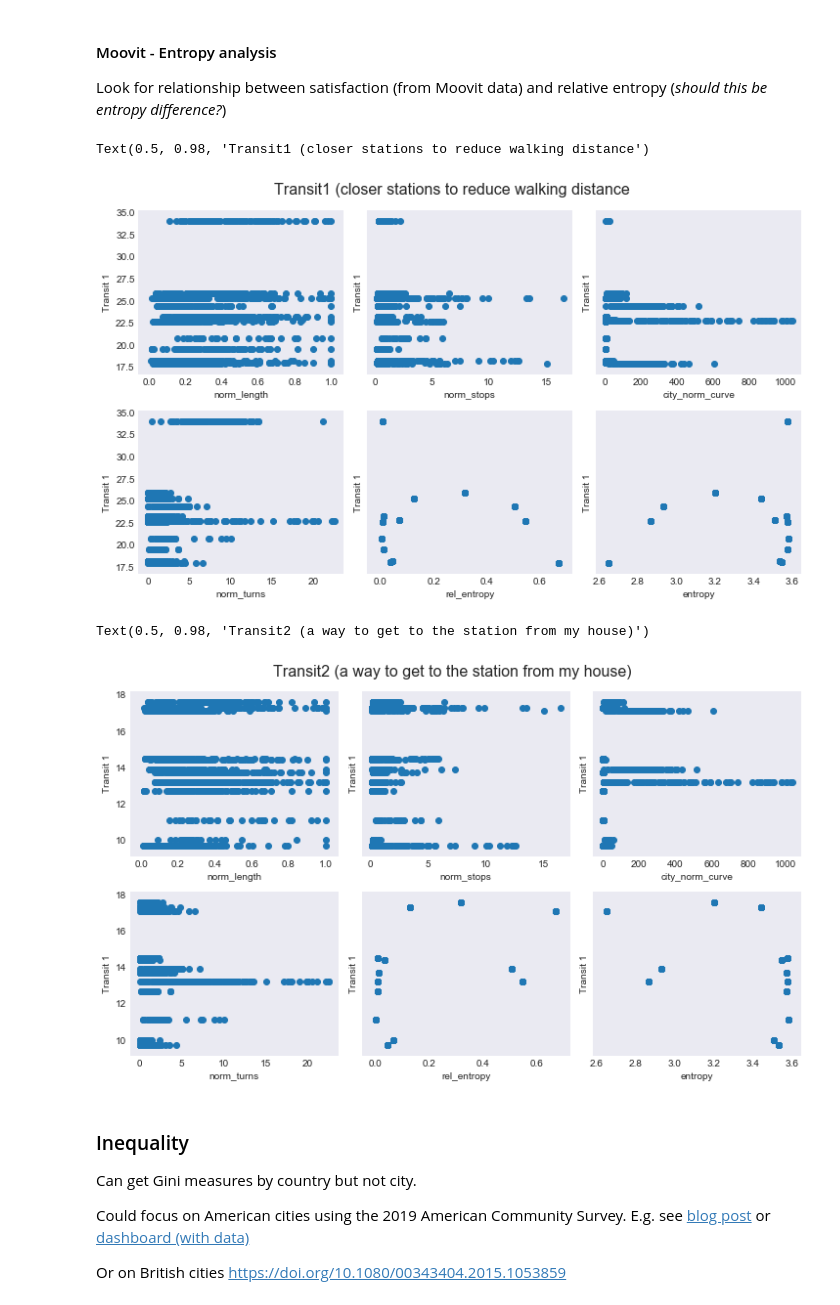
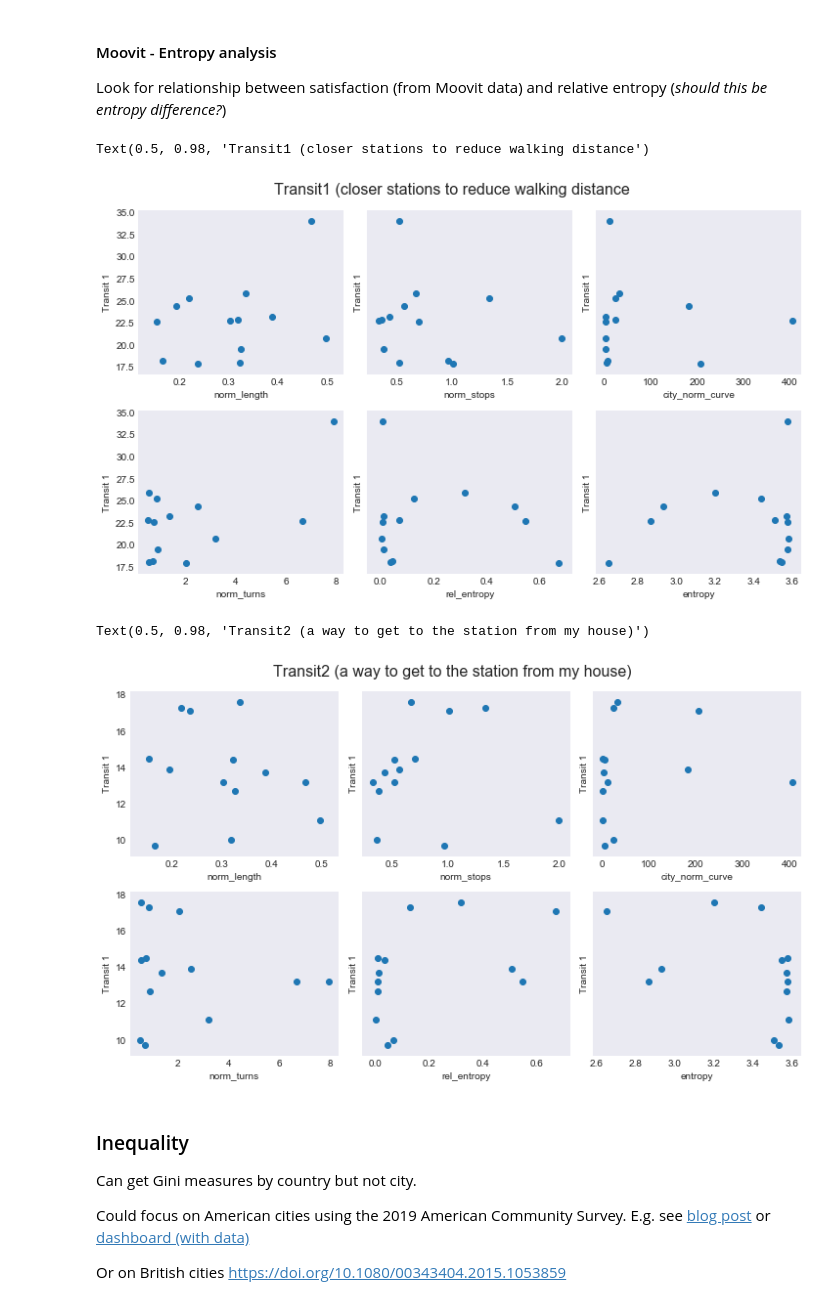
Before and after one commit to Urban-Analytics/BusAnalytics, a Jupyter notebook: Analysis/BusRouteAnalysis.ipynb, the cells around one changed output. Cells and saved outputs as stored; diff of their text form; code cells hidden in the pictures.

Commit message:
Fixed bug: needed to aggrgate cities before looking at other metrics because need to make city-wide comparisons rather than comparing each route

```diff
--- a/Analysis/BusRouteAnalysis.ipynb
+++ b/Analysis/BusRouteAnalysis.ipynb
@@ -446,0 +449,3 @@ Possible factors to explore:
+# %%
+city_metrics = route_city_metrics.groupby('CityName').mean().reset_index()  # ('reset_index' creates the 'CityName')
+city_metrics
@@ -457,6 +476,6 @@ _Is Relative Entropy the best one to use??_
 pollution = pd.read_csv("./data/aap_air_quality_database_2018_v14.csv")
 
 # Join
-metrics_pollution = route_city_metrics.set_index("CityName").join(pollution.set_index("City/Town"))
-metrics_pollution.head()
+metrics_pollution = city_metrics.set_index("CityName").join(pollution.set_index("City/Town"), how="inner")
+metrics_pollution
 # %% [output]
@@ -538,0 +572,5 @@ moovit.head()
+# %%
+# join to the metrics data
+metrics_moovit = city_metrics.set_index("CityName").join(moovit.set_index("City"), how="inner")
+
+metrics_moovit
@@ -541,23 +594,21 @@ moovit.head()
 
 Look for relationship between satisfaction (from Moovit data) and relative entropy (_should this be entropy difference?_)
 # %%
-# join to the metrics data
 
-metrics_moovit = route_city_metrics.set_index("CityName").join(moovit.set_index("City"))
 
 fig, axes = plt.subplots(nrows=2, ncols=3, sharex=False, sharey=True, figsize=(10,6), constrained_layout=True)
 
 for i, var in enumerate(['norm_length', 'norm_stops', 'city_norm_curve', 'norm_turns', 'rel_entropy', 'entropy']):
     ax = axes.flatten()[i]
     ax.scatter(x=metrics_moovit[var], y=metrics_moovit['Transit1'])
     ax.set_xlabel(var)
     ax.set_ylabel("Transit 1")
     #ax.set_title(var)
 
 fig.suptitle("Transit1 (closer stations to reduce walking distance", fontsize=16)
 # %% [output]
 Text(0.5, 0.98, 'Transit1 (closer stations to reduce walking distance')
-[figure, old version]
+[figure, new version]
 # %%
 fig, axes = plt.subplots(nrows=2, ncols=3, sharex=False, sharey=True, figsize=(10,6), constrained_layout=True)
 
@@ -571,7 +622,7 @@ for i, var in enumerate(['norm_length', 'norm_stops', 'city_norm_curve', 'norm_t
 fig.suptitle("Transit2 (a way to get to the station from my house)", fontsize=16)
 # %% [output]
 Text(0.5, 0.98, 'Transit2 (a way to get to the station from my house)')
-[figure, old version]
+[figure, new version]
 # %% [markdown]
 ### Inequality
 
```
Also changed, not shown: parts of 10 cells of this notebook.
